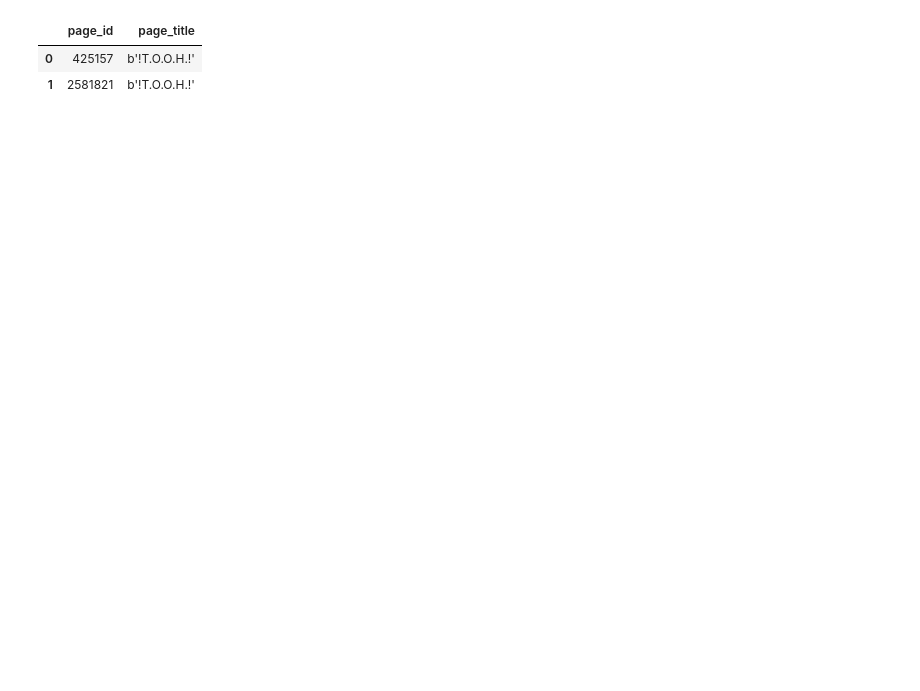
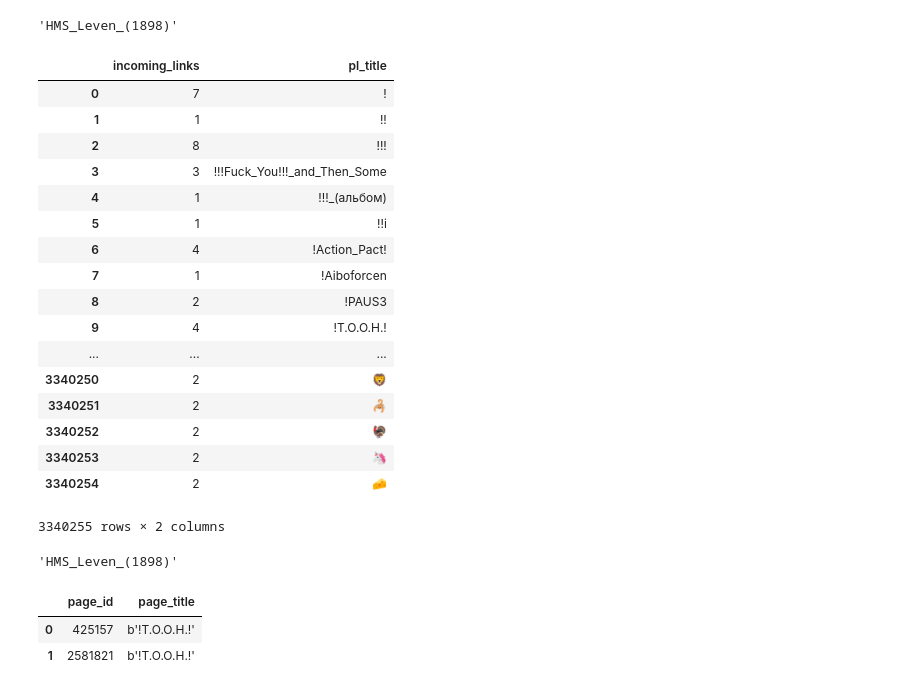
Before and after one commit to Houd1ny/FutureOfWikipedia, a Jupyter notebook: Incoming_and_outcoming_links.ipynb, the cells around one changed output. Cells and saved outputs as stored; diff of their text form; code cells hidden in the pictures; blank space fills up the shorter version.

```diff
--- a/Incoming_and_outcoming_links.ipynb
+++ b/Incoming_and_outcoming_links.ipynb
@@ -51,3 +52,36 @@ all_incoming
+# %%
+all_incoming.iloc[449678].pl_title.decode('utf-8')
+# %% [output]
+'HMS_Leven_(1898)'
+# %%
+all_incoming['pl_title'] = all_incoming['pl_title'].str.decode('utf-8')
+# %%
+all_incoming.rename(columns={'COUNT(pl_from)': 'incoming_links'}, inplace=True)
+# %%
+all_incoming
+# %% [output]
+|  | incoming_links | pl_title |
+| 0 | 7 | ! |
+| 1 | 1 | !! |
+| 2 | 8 | !!! |
+| 3 | 3 | !!!Fuck_You!!!_and_Then_Some |
+| 4 | 1 | !!!_(альбом) |
+| 5 | 1 | !!і |
+| 6 | 4 | !Action_Pact! |
+| 7 | 1 | !Aiboforcen |
+| 8 | 2 | !PAUS3 |
+| 9 | 4 | !T.O.O.H.! |
+| ... | ... | ... |
+| 3340250 | 2 | 🦁 |
+| 3340251 | 2 | 🦂 |
+| 3340252 | 2 | 🦃 |
+| 3340253 | 2 | 🦄 |
+| 3340254 | 2 | 🧀 |
+3340255 rows × 2 columns
+# %%
+all_incoming.iloc[449678].pl_title
+# %% [output]
+'HMS_Leven_(1898)'
 # %%
 all_incoming.to_csv('incoming_links.csv')
 # %%
```
Also changed, not shown: parts of 12 cells of this notebook, 1 other file.
